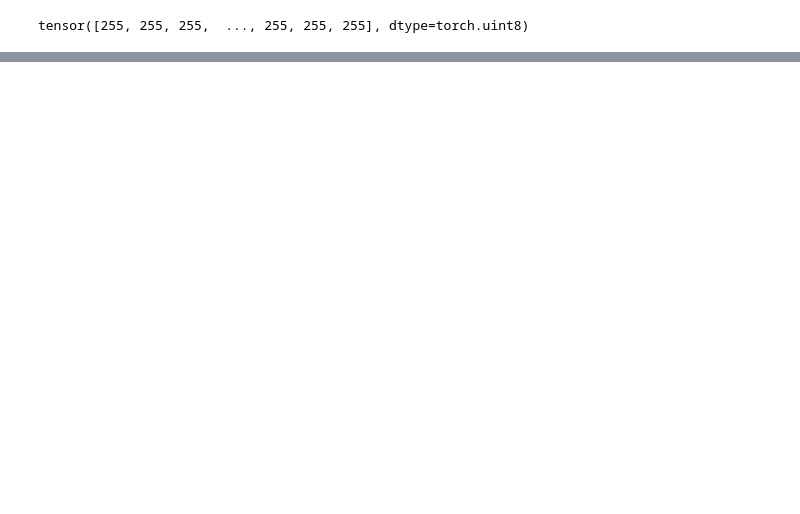
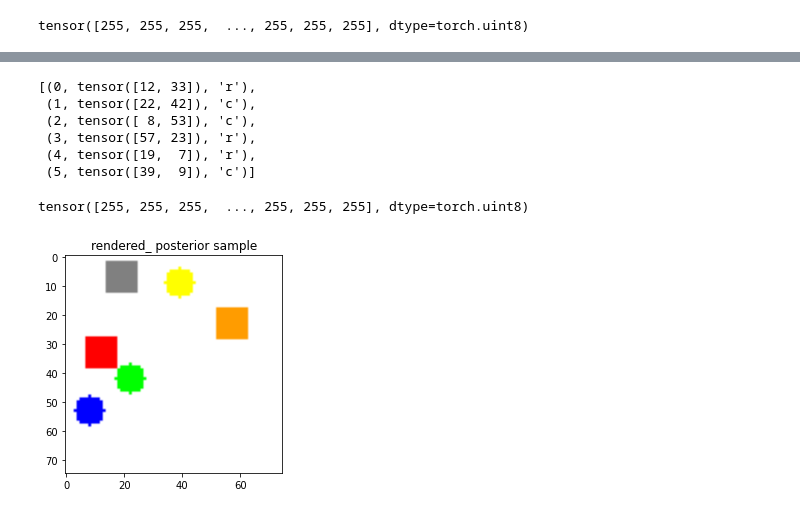
Before and after one commit to RyanMarten/BayesianVisualQuestionAnswering, a Jupyter notebook: ImageGenerator.ipynb, the cells around one changed output, grey strips where cells are left out. Drawn from its saved outputs; the diff is of its cells as text; code cells hidden in the pictures; blank space fills up the shorter version.

Commit message:
working on image model

```diff
--- a/ImageGenerator.ipynb
+++ b/ImageGenerator.ipynb
@@ -101,0 +165,46 @@ RuntimeError: Cannot run inference engine IMPORTANCE_SAMPLING_WITH_INFERENCE_NET
+# %%
+posterior_unweighted[1]
+# %% [output]
+[(0, tensor([12, 33]), 'r'),
+ (1, tensor([22, 42]), 'c'),
+ (2, tensor([ 8, 53]), 'c'),
+ (3, tensor([57, 23]), 'r'),
+ (4, tensor([19,  7]), 'r'),
+ (5, tensor([39,  9]), 'c')]
+# %%
+colors = [
+            (0,0,255),##r
+            (0,255,0),##g
+            (255,0,0),##b
+            (0,156,255),##o
+            (128,128,128),##k
+            (0,255,255)##y
+            ]
+# %%
+size = 5
+height = 75
+width = 75
+# %%
+def render_from_latents(objects):
+        img = np.ones((height,width, 3), dtype=np.uint8)*255
+        for obj in objects:
+            center = (obj[1][0].item(), obj[1][1].item())
+            shape = obj[2]
+            color = colors[obj[0]]
+            if shape == "r":
+                start = (center[0]-size, center[1]-size)
+                end = (center[0]+size, center[1]+size)
+                cv2.rectangle(img, start, end, color, -1)
+            else:
+                center_ = (center[0], center[1])
+                cv2.circle(img, center, size, color, -1)
+        return torch.tensor(img).view(-1)
+# %%
+rendered_posterior_sample = render_from_latents(posterior_results[1])
+rendered_posterior_sample
+# %% [output]
+tensor([255, 255, 255,  ..., 255, 255, 255], dtype=torch.uint8)
+# %%
+plot_trace(rendered_posterior_sample, "rendered_ posterior sample")
+# %% [output]
+[figure, added]
```
Also changed, not shown: parts of 10 cells of this notebook.
